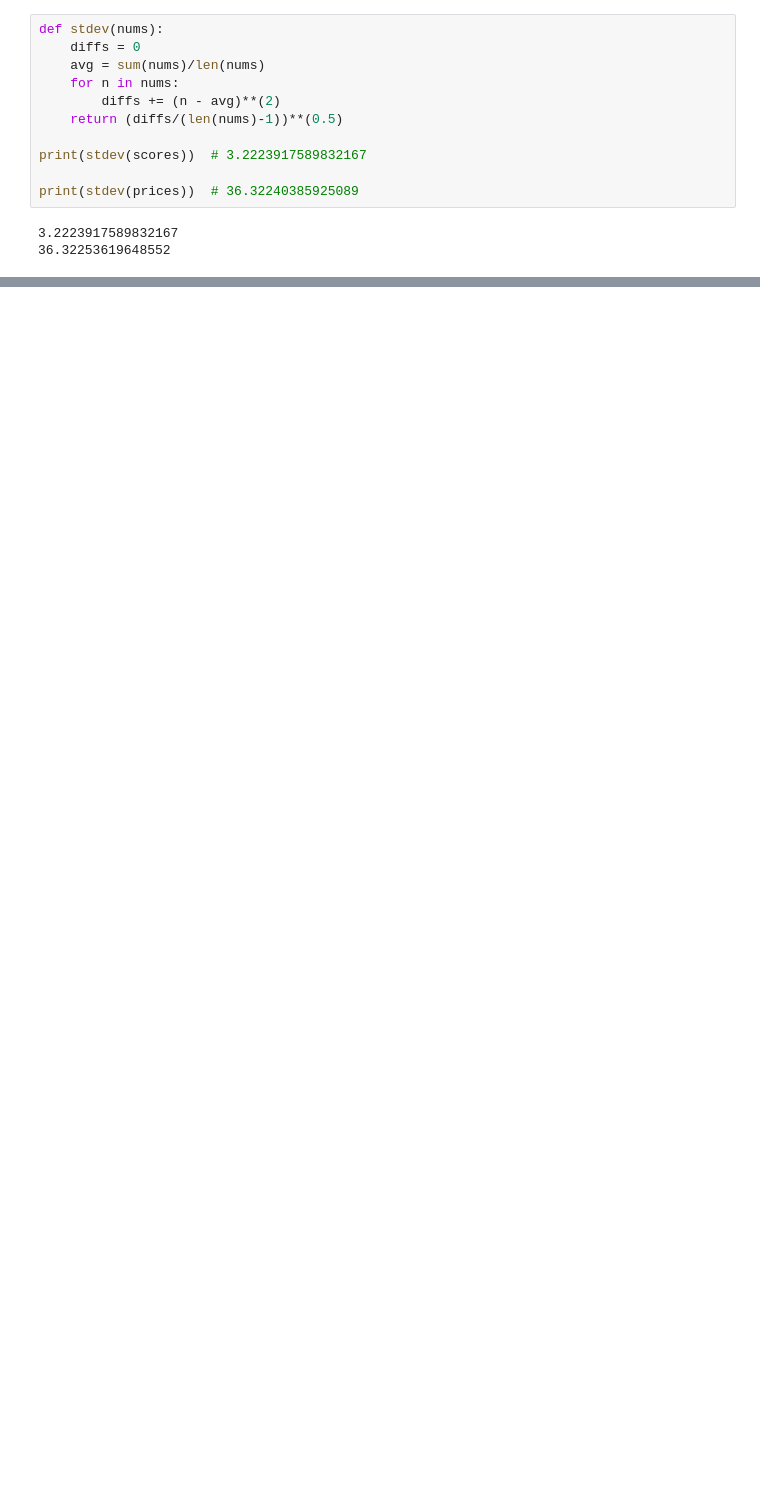
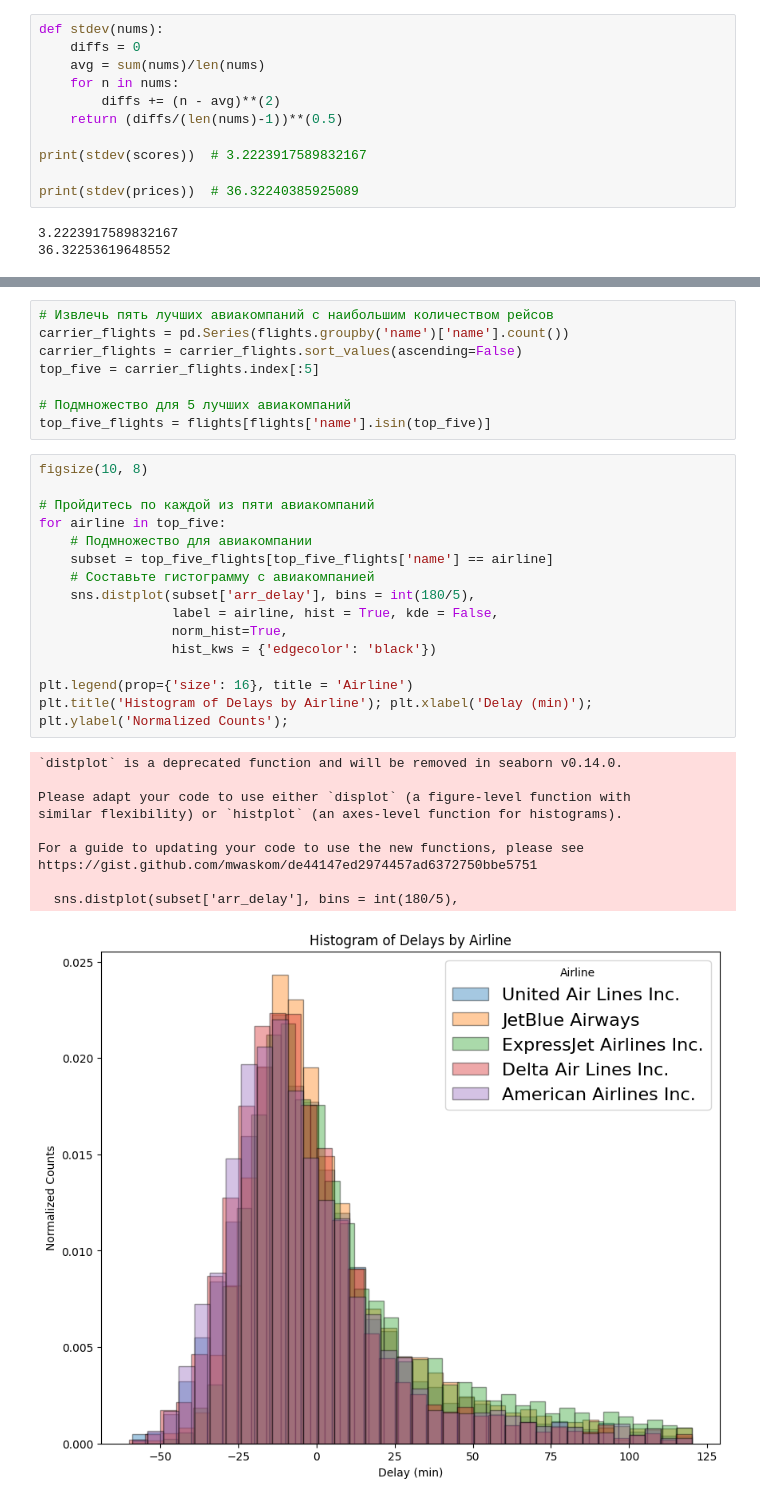
Before and after one commit to Vakhranev/MGIMO, a Jupyter notebook: 7 февраля.ipynb, the cells around one changed output, grey strips where cells are left out. Saved outputs shown, nothing was run; the diff lists cells and outputs as text; blank space fills up the shorter version.

```diff
--- a/7 февраля.ipynb
+++ b/7 февраля.ipynb
@@ -1495,0 +1586,34 @@ print(stdev(prices))  # 36.32240385925089
+# %%
+# Извлечь пять лучших авиакомпаний с наибольшим количеством рейсов
+carrier_flights = pd.Series(flights.groupby('name')['name'].count())
+carrier_flights = carrier_flights.sort_values(ascending=False)
+top_five = carrier_flights.index[:5]
+
+# Подмножество для 5 лучших авиакомпаний
+top_five_flights = flights[flights['name'].isin(top_five)]
+# %%
+figsize(10, 8)
+
+# Пройдитесь по каждой из пяти авиакомпаний
+for airline in top_five:
+    # Подмножество для авиакомпании
+    subset = top_five_flights[top_five_flights['name'] == airline]
+    # Составьте гистограмму с авиакомпанией
+    sns.distplot(subset['arr_delay'], bins = int(180/5),
+                 label = airline, hist = True, kde = False,
+                 norm_hist=True,
+                 hist_kws = {'edgecolor': 'black'})
+
+plt.legend(prop={'size': 16}, title = 'Airline')
+plt.title('Histogram of Delays by Airline'); plt.xlabel('Delay (min)'); plt.ylabel('Normalized Counts');
+# %% [output]
+`distplot` is a deprecated function and will be removed in seaborn v0.14.0.
+
+Please adapt your code to use either `displot` (a figure-level function with
+similar flexibility) or `histplot` (an axes-level function for histograms).
+
+For a guide to updating your code to use the new functions, please see
+https://gist.github.com/mwaskom/de44147ed2974457ad6372750bbe5751
+
+  sns.distplot(subset['arr_delay'], bins = int(180/5),
+[figure, added]
```
Also changed, not shown: parts of 21 cells of this notebook.
